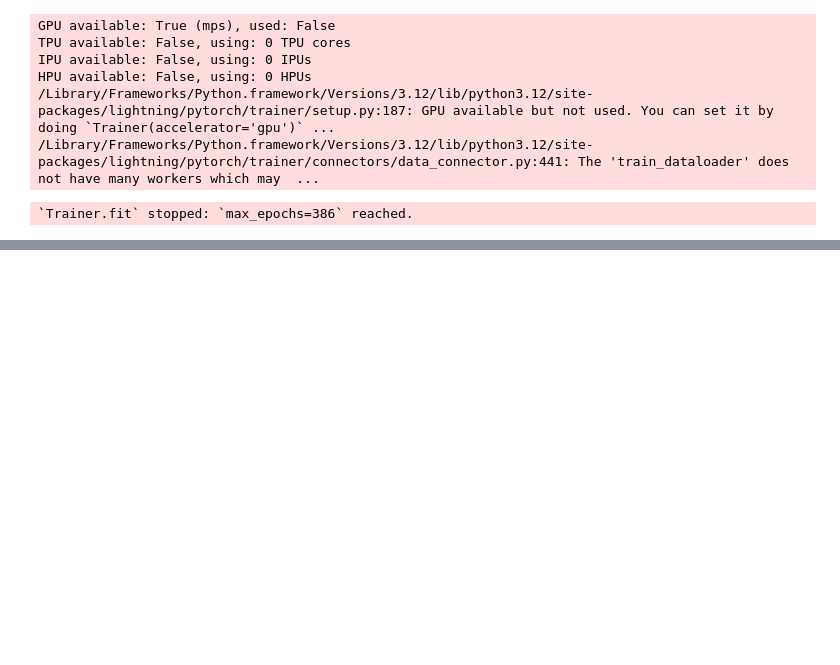
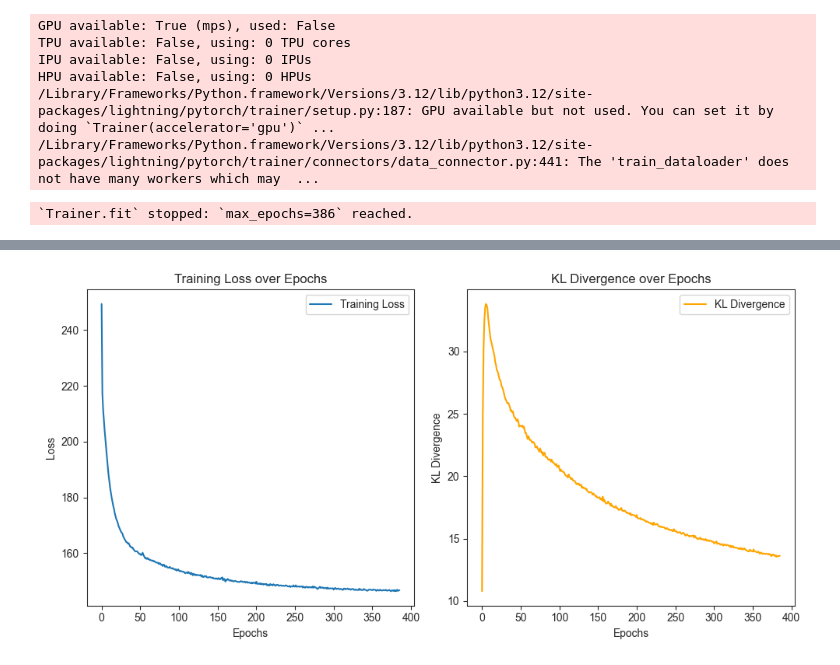
Before and after one commit to theislab/quasiSCVI, a Jupyter notebook: guide x cell matrix.ipynb, the cells around one changed output, grey strips where cells are left out. Drawn from its saved outputs; the diff is of its cells as text; code cells hidden in the pictures; blank space fills up the shorter version.

```diff
--- a/guide x cell matrix.ipynb
+++ b/guide x cell matrix.ipynb
@@ -100,0 +103,28 @@ sc.pl.umap(
+# %%
+scvi_ref.history["elbo_train"]
+train_loss = scvi_ref.history["elbo_train"]
+kl_divergence = scvi_ref.history["kl_local_train"]
+# %%
+import matplotlib.pyplot as plt
+
+# Plot training loss
+plt.figure(figsize=(10, 5))
+plt.subplot(1, 2, 1)
+plt.plot(train_loss, label='Training Loss')
+plt.xlabel('Epochs')
+plt.ylabel('Loss')
+plt.title('Training Loss over Epochs')
+plt.legend()
+
+# Plot KL divergence
+plt.subplot(1, 2, 2)
+plt.plot(kl_divergence, label='KL Divergence', color='orange')
+plt.xlabel('Epochs')
+plt.ylabel('KL Divergence')
+plt.title('KL Divergence over Epochs')
+plt.legend()
+
+plt.tight_layout()
+plt.show()
+# %% [output]
+[figure, added]
```
Also changed, not shown: parts of 9 cells of this notebook, 5 other files.
